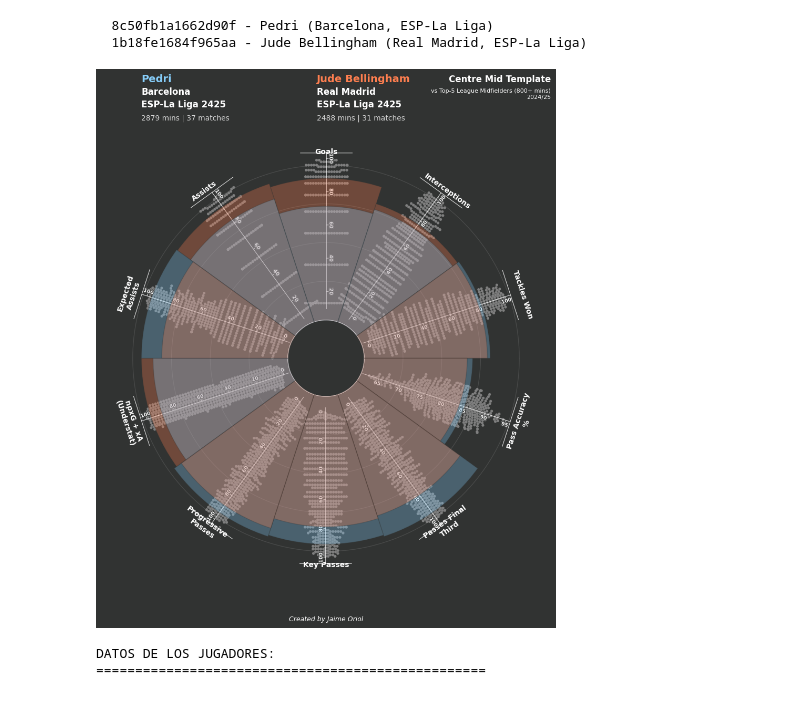
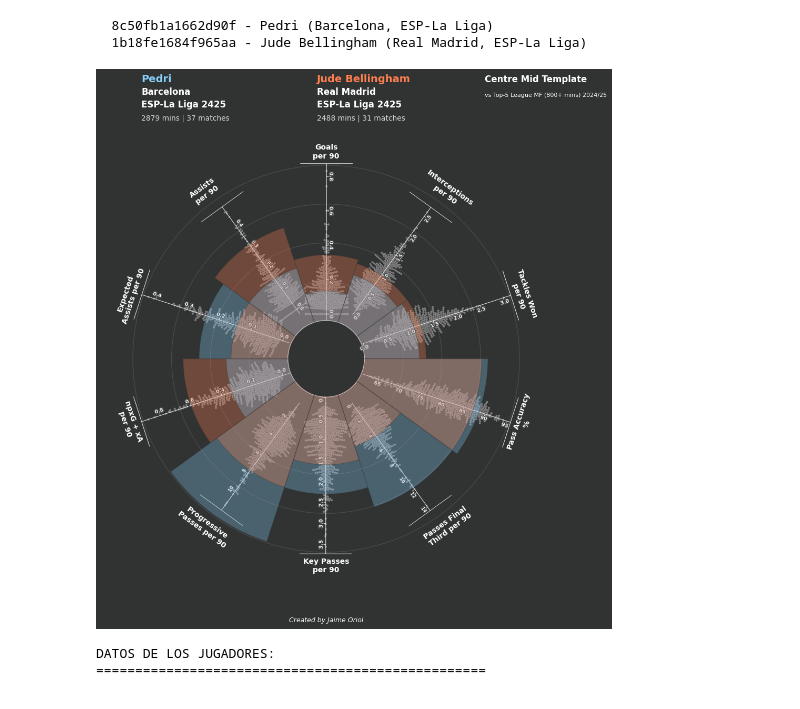
Before and after one commit to jaime-oriol/footballdecoded, a Jupyter notebook: viz/viz.ipynb, the cells around one changed output. Saved outputs shown, nothing was run; the diff lists cells and outputs as text; code cells hidden in the pictures.

```diff
--- a/viz/viz.ipynb
+++ b/viz/viz.ipynb
@@ -299,35 +299,35 @@ for _, player in search2.iterrows():
 # %%
 # Import de la función
 from viz.swarm_radar import create_player_radar
 
-# Métricas para mediocampistas (10 métricas)
+# Métricas para mediocampistas (10 métricas) - versiones per90
 metrics = [
-    'goals', 'assists',
-    'expected_assists', 'understat_npxg_plus_xa', 'progressive_passes',
-    'key_passes', 'passes_final_third', 'pass_completion_pct',
-    'tackles_won', 'interceptions'
+    'goals_per90', 'assists_per90',
+    'expected_assists_per90', 'understat_npxg_plus_xa_per90', 'progressive_passes_per90',
+    'key_passes_per90', 'passes_final_third_per90', 'pass_completion_pct',
+    'tackles_won_per90', 'interceptions_per90'
 ]
 
 metric_titles = [
-    'Goals', 'Assists',
-    'Expected\nAssists', 'npxG + xA\n(Understat)', 'Progressive\nPasses',
-    'Key Passes', 'Passes Final\nThird', 'Pass Accuracy\n%',
-    'Tackles Won', 'Interceptions'
+    'Goals\nper 90', 'Assists\nper 90',
+    'Expected\nAssists per 90', 'npxG + xA\nper 90', 'Progressive\nPasses per 90',
+    'Key Passes\nper 90', 'Passes Final\nThird per 90', 'Pass Accuracy\n%',
+    'Tackles Won\nper 90', 'Interceptions\nper 90'
 ]
 
 # Crear gráfico
 create_player_radar(
     df_data=df_final,
     player_1_id="8c50fb1a1662d90f",
     player_2_id="1b18fe1684f965aa",
     metrics=metrics,
     metric_titles=metric_titles,
     radar_title="Centre Mid Template",
-    radar_description="vs Top-5 League Midfielders (800+ mins) 2024/25",
+    radar_description="vs Top-5 League MF (800+ mins) 2024/25",
     save_path="midfielders_comparison.png"
 )
 # %% [output]
-[figure, old version]
+[figure, new version]
 # %%
 # Ver datos de los dos jugadores
 player_ids = ["8c50fb1a1662d90f", "1b18fe1684f965aa"]
```
Also changed, not shown: parts of 1 cell of this notebook, 2 other files.
